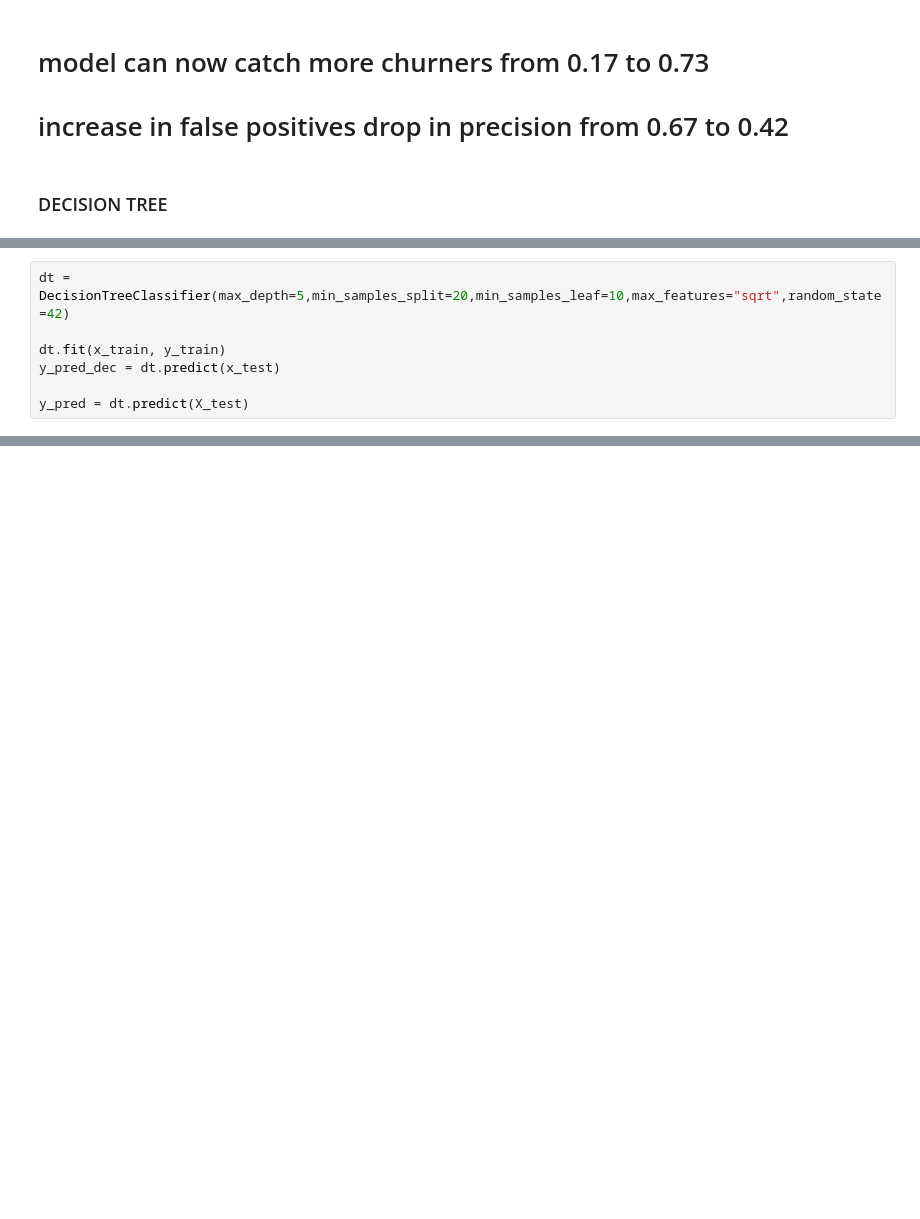
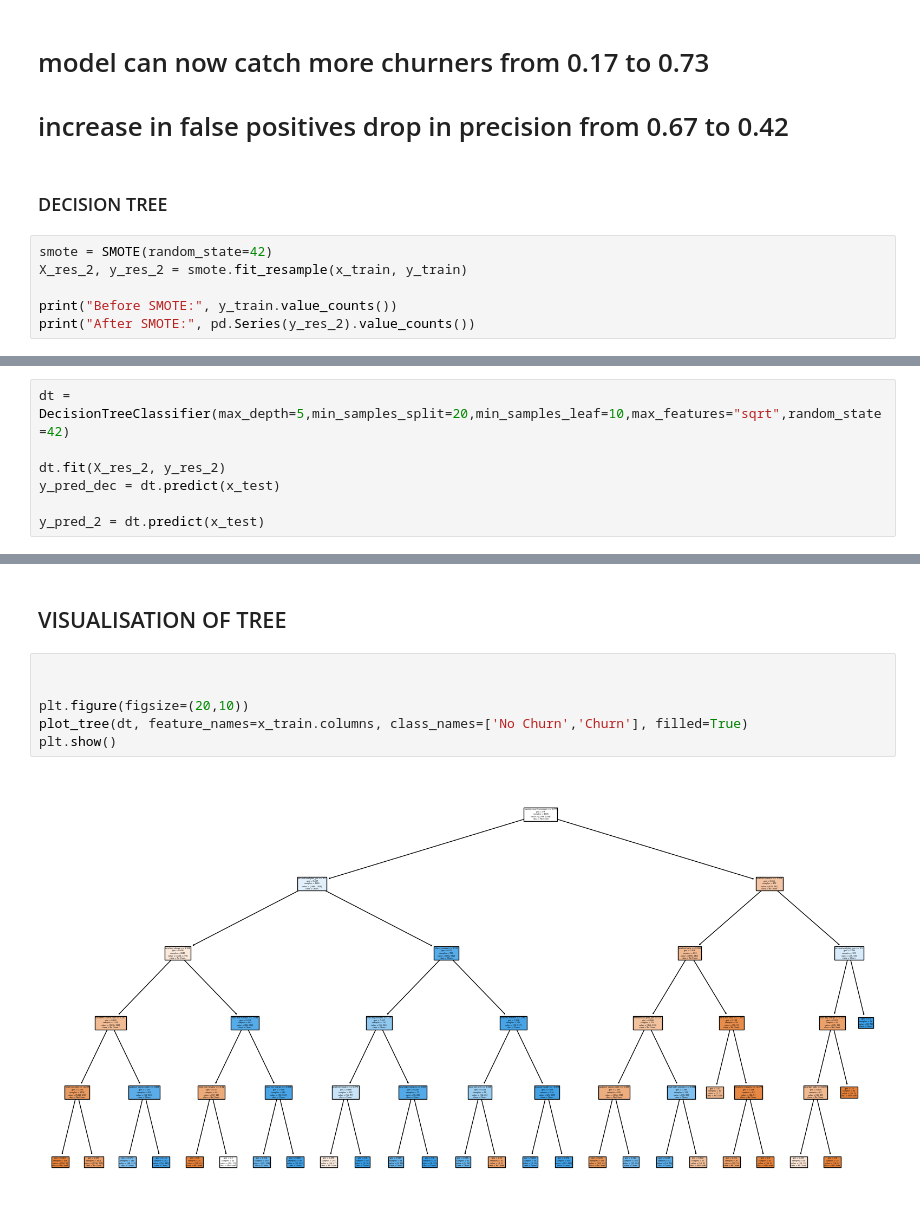
Before and after one commit to GiannaSal/syria-telecom-churn-analysis-, a Jupyter notebook: index.ipynb, the cells around one changed output, grey strips where cells are left out. Saved outputs shown, nothing was run; the diff lists cells and outputs as text; blank space fills up the shorter version.

```diff
--- a/index.ipynb
+++ b/index.ipynb
@@ -287,3 +243,9 @@ Error:
 # increase in false positives drop in precision from 0.67 to 0.42
 # %% [markdown]
 ### DECISION TREE
+# %%
+smote = SMOTE(random_state=42)
+X_res_2, y_res_2 = smote.fit_resample(x_train, y_train)
+
+print("Before SMOTE:", y_train.value_counts())
+print("After SMOTE:", pd.Series(y_res_2).value_counts())
@@ -290,7 +261,7 @@ Error:
 # %%
 dt = DecisionTreeClassifier(max_depth=5,min_samples_split=20,min_samples_leaf=10,max_features="sqrt",random_state=42)
 
-dt.fit(x_train, y_train)
+dt.fit(X_res_2, y_res_2)
 y_pred_dec = dt.predict(x_test)
 
-y_pred = dt.predict(X_test)
+y_pred_2 = dt.predict(x_test)
@@ -304,0 +321,10 @@ Error:
+# %% [markdown]
+## VISUALISATION OF TREE
+# %%
+
+
+plt.figure(figsize=(20,10))
+plot_tree(dt, feature_names=x_train.columns, class_names=['No Churn','Churn'], filled=True)
+plt.show()
+# %% [output]
+[figure, added]
```
Also changed, not shown: parts of 26 cells of this notebook.
